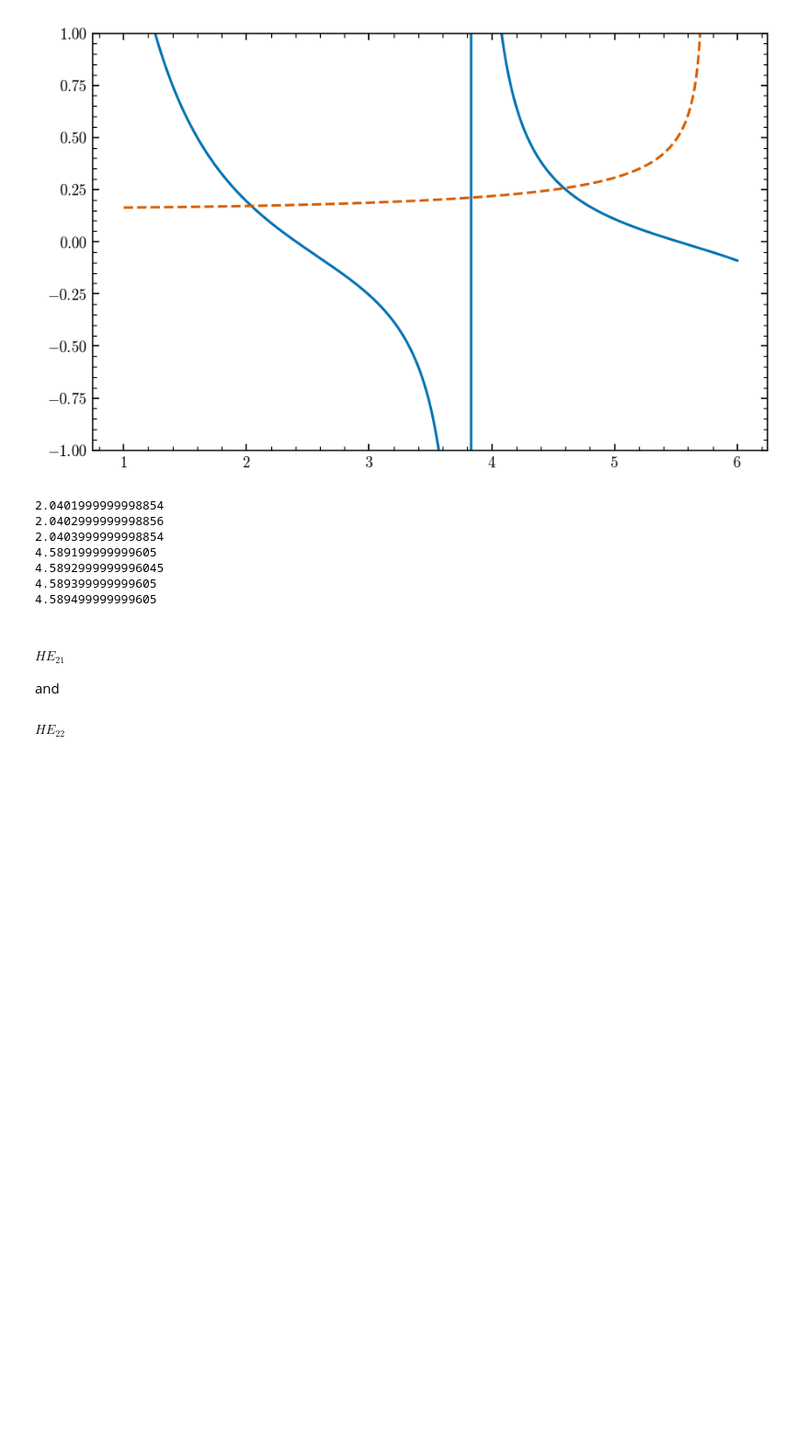
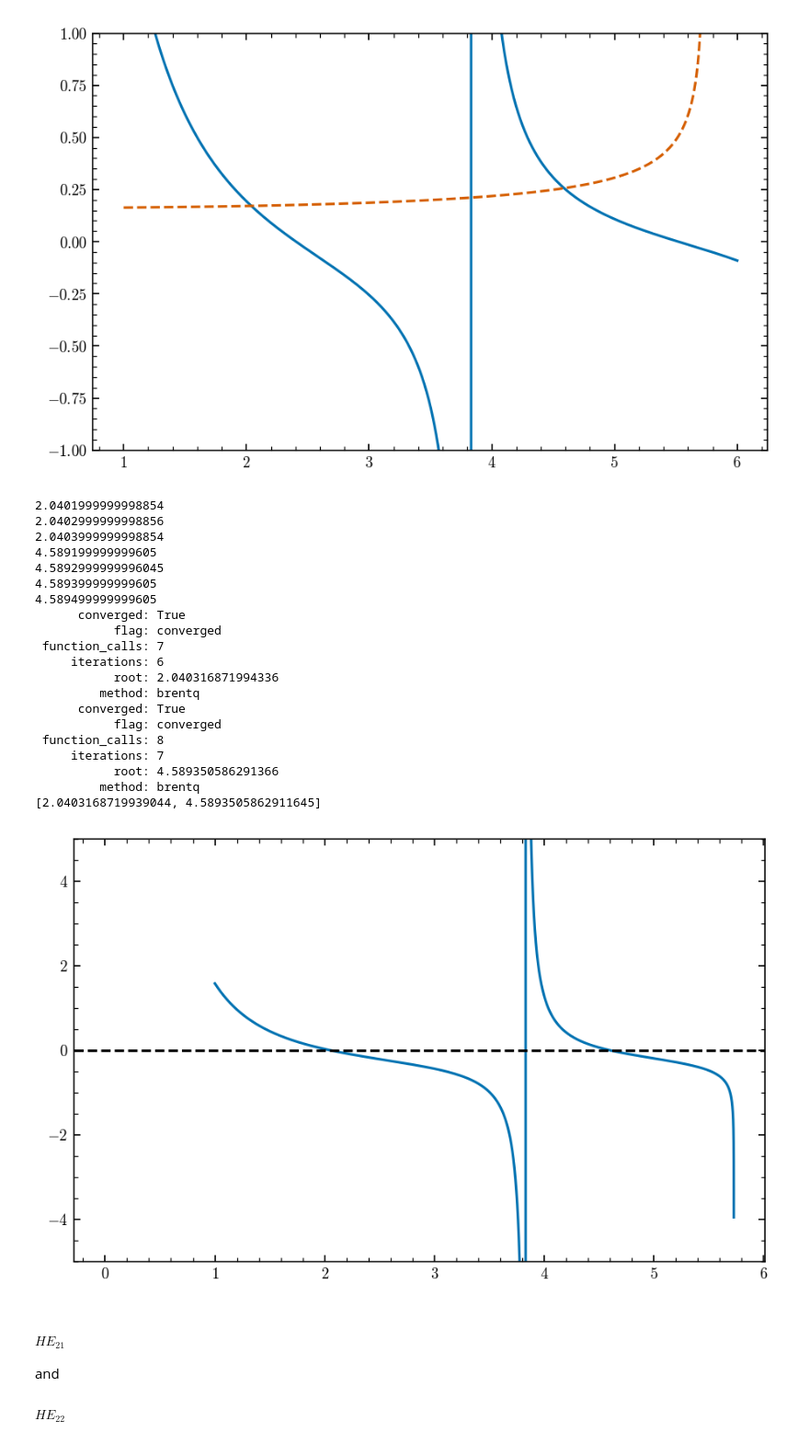
Before and after one commit to mekindog/OCP, a Jupyter notebook: initial.ipynb, the cells around one changed output. Shown at 92% size. Saved outputs shown, nothing was run; the diff lists cells and outputs as text; code cells hidden in the pictures; blank space fills up the shorter version.

```diff
--- a/initial.ipynb
+++ b/initial.ipynb
@@ -39,16 +40,60 @@ plt.ylim(-1,1)
 # %%
 diffs = np.abs(LHS - RHS)
 for i, diff in enumerate(diffs):
     if diffs[i] < 1e-4:
         print(pa[i])
+
+def right_side(pa):
+    qa = np.sqrt(V**2 - pa**2)
+    return kv(0, qa)/(qa*kv(1,qa))
+def left_side(pa):
+    return jv(0,pa)/(pa*jv(1,pa))
+def difference (pa):
+    return left_side(pa) - right_side(pa)
+print(root_scalar(difference, bracket=[1.9, 2.1]))
+print(root_scalar(difference, bracket=[4.5, 4.7]))
+
+from scipy.special import jn_zeros
+
+plt.plot(pa,difference(pa))
+plt.ylim(-5,5)
+plt.axline((0,0), slope=0, color='k', ls='--')
+
+# Each LP_0m root lies between a zero of J1 and the next zero of J0
+eps = 1e-9
+lower = np.concatenate(([0.0], jn_zeros(1, 10)))   # 0, j_{1,1}, j_{1,2}, ...
+upper = jn_zeros(0, 11)                            # j_{0,1}, j_{0,2}, ...
+
+roots = []
+for lo, hi in zip(lower, upper):
+    if lo >= V:                                    # mode is below cutoff, stop
+        break
+    sol = root_scalar(difference, bracket=[lo + eps, min(hi, V) - eps])
+    roots.append(sol.root)                         # roots[m-1] is pa for LP_0m
+
+print(roots)
 # %% [output]
 2.0401999999998854
 2.0402999999998856
 2.0403999999998854
 4.589199999999605
 4.5892999999996045
 4.589399999999605
 4.589499999999605
+      converged: True
+           flag: converged
+ function_calls: 7
+     iterations: 6
+           root: 2.040316871994336
+         method: brentq
+      converged: True
+           flag: converged
+ function_calls: 8
+     iterations: 7
+           root: 4.589350586291366
+         method: brentq
+[2.0403168719939044, 4.5893505862911645]
+[figure, added]
 # %% [markdown]
 ##### $HE_{21}$
 and
```
Also changed, not shown: parts of 1 cell of this notebook.
